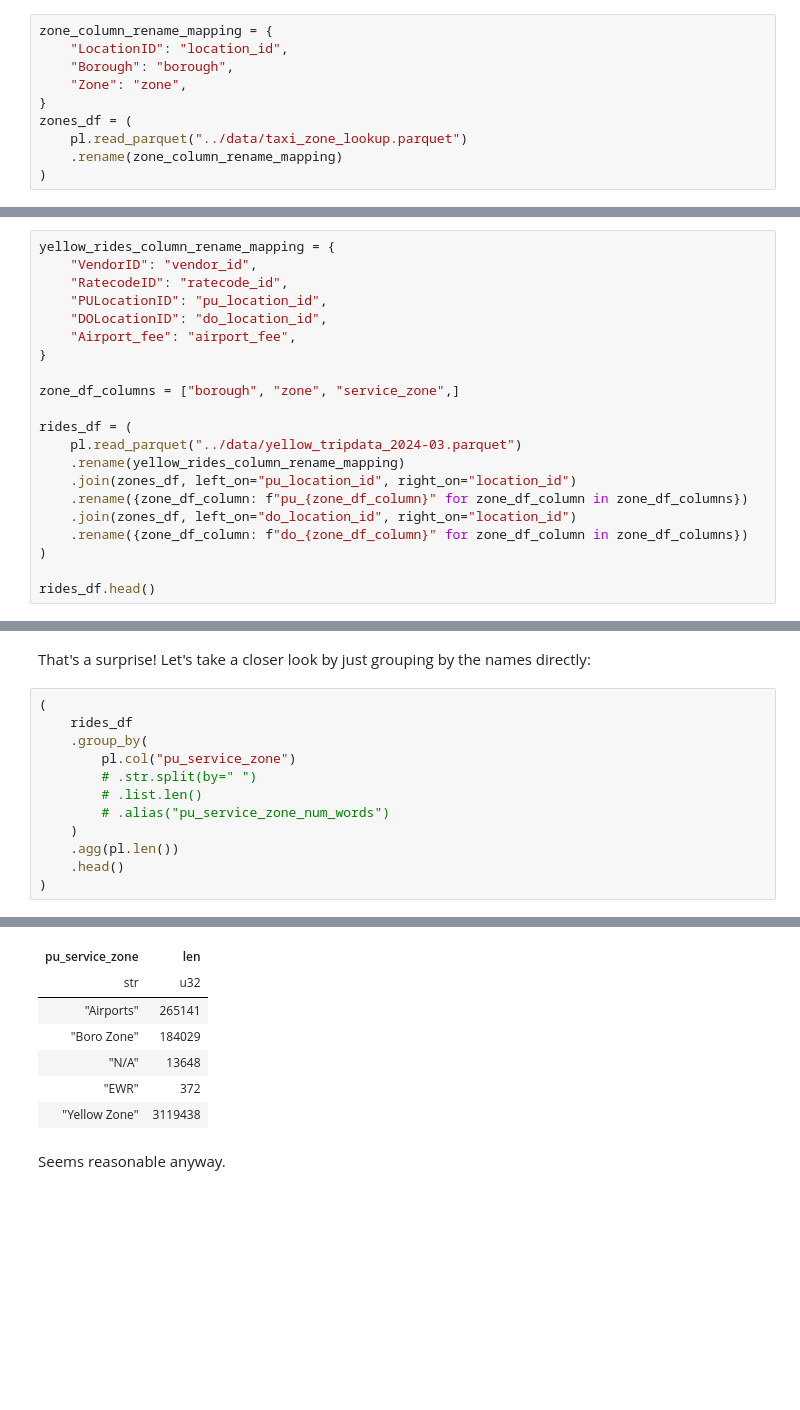
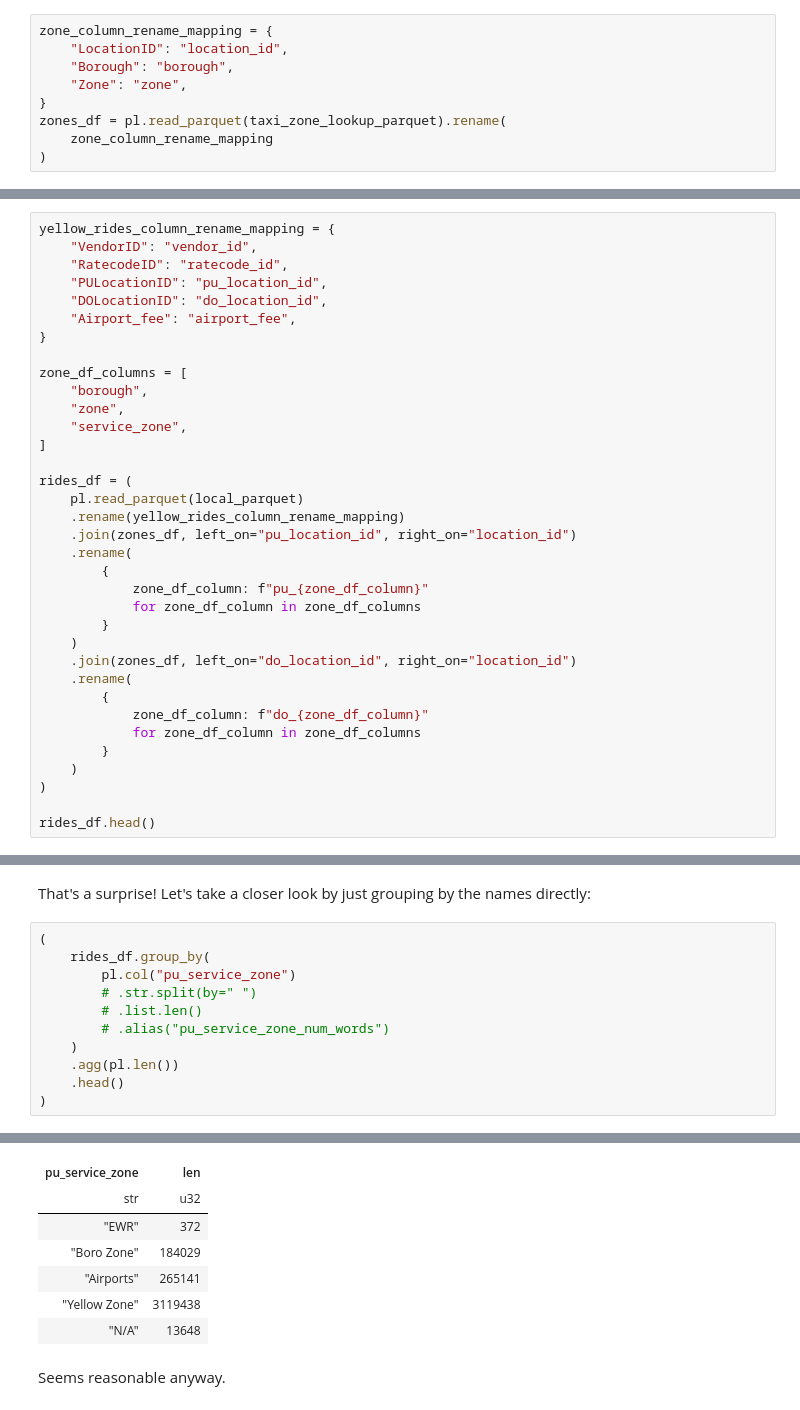
Before and after one commit to kalona/polars-for-data-science-oreilly-course, a Jupyter notebook: module_notebooks/07. Data Manipulation V - Working With Different Datatypes.ipynb, the cells around one changed output, grey strips where cells are left out. Cells and saved outputs as stored; diff of their text form; blank space fills up the shorter version.

```diff
--- a/module_notebooks/07. Data Manipulation V - Working With Different Datatypes.ipynb
+++ b/module_notebooks/07. Data Manipulation V - Working With Different Datatypes.ipynb
@@ -14,9 +21,8 @@ zone_column_rename_mapping = {
     "Borough": "borough",
     "Zone": "zone",
 }
-zones_df = (
-    pl.read_parquet("../data/taxi_zone_lookup.parquet")
-    .rename(zone_column_rename_mapping)
+zones_df = pl.read_parquet(taxi_zone_lookup_parquet).rename(
+    zone_column_rename_mapping
 )
 # %% [markdown]
 This time, we'll join `zones_df` into the rides dataframe twice--once for `pu_location_id`, and once for `do_location_id`.
@@ -29,15 +35,29 @@ yellow_rides_column_rename_mapping = {
     "Airport_fee": "airport_fee",
 }
 
-zone_df_columns = ["borough", "zone", "service_zone",]
+zone_df_columns = [
+    "borough",
+    "zone",
+    "service_zone",
+]
 
 rides_df = (
-    pl.read_parquet("../data/yellow_tripdata_2024-03.parquet")
+    pl.read_parquet(local_parquet)
     .rename(yellow_rides_column_rename_mapping)
     .join(zones_df, left_on="pu_location_id", right_on="location_id")
-    .rename({zone_df_column: f"pu_{zone_df_column}" for zone_df_column in zone_df_columns})
+    .rename(
+        {
+            zone_df_column: f"pu_{zone_df_column}"
+            for zone_df_column in zone_df_columns
+        }
+    )
     .join(zones_df, left_on="do_location_id", right_on="location_id")
-    .rename({zone_df_column: f"do_{zone_df_column}" for zone_df_column in zone_df_columns})
+    .rename(
+        {
+            zone_df_column: f"do_{zone_df_column}"
+            for zone_df_column in zone_df_columns
+        }
+    )
 )
 
 rides_df.head()
@@ -285,25 +320,24 @@ shape: (2, 2)
 That's a surprise! Let's take a closer look by just grouping by the names directly:
 # %%
 (
-    rides_df
-    .group_by(
+    rides_df.group_by(
         pl.col("pu_service_zone")
         # .str.split(by=" ")
         # .list.len()
         # .alias("pu_service_zone_num_words")
     )
     .agg(pl.len())
     .head()
 )
 # %% [output]
 shape: (5, 2)
 | pu_service_zone | len |
 | str | u32 |
+| "EWR" | 372 |
+| "Boro Zone" | 184029 |
 | "Airports" | 265141 |
-| "Boro Zone" | 184029 |
+| "Yellow Zone" | 3119438 |
 | "N/A" | 13648 |
-| "EWR" | 372 |
-| "Yellow Zone" | 3119438 |
 # %% [markdown]
 Seems reasonable anyway.
 # %% [markdown]
```
Also changed, not shown: parts of 24 cells of this notebook, 4 other files.
